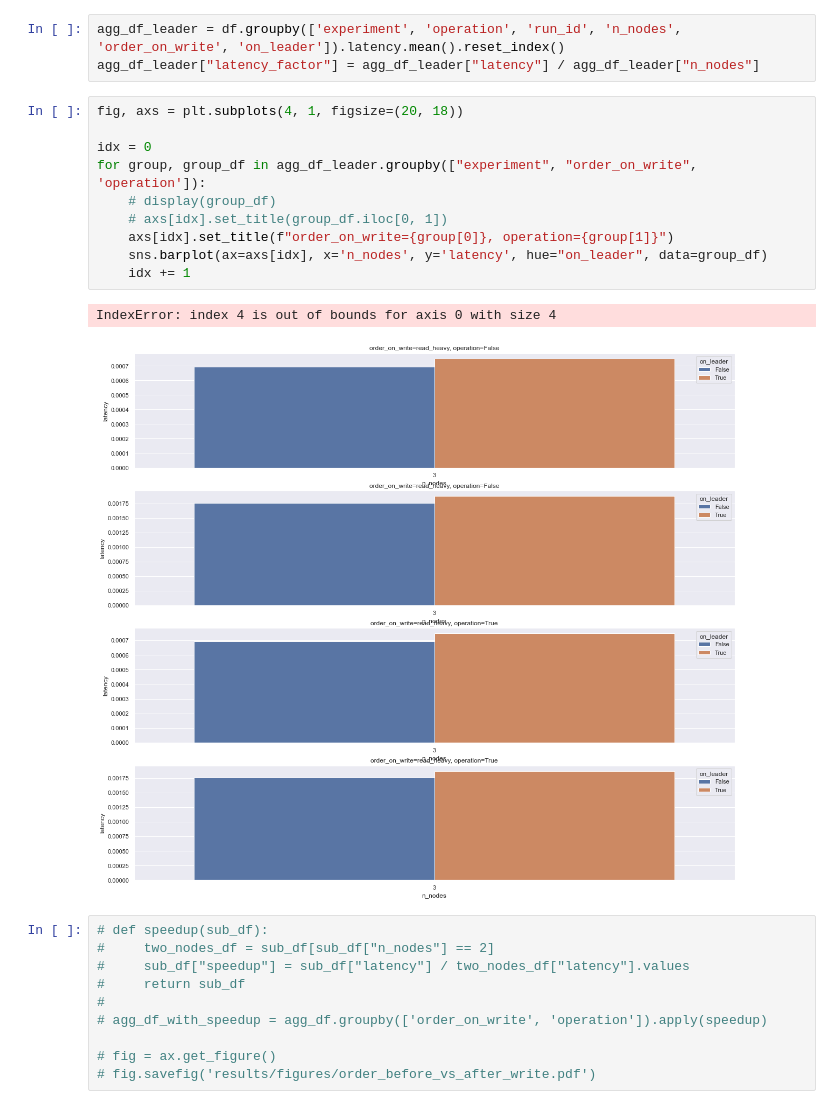
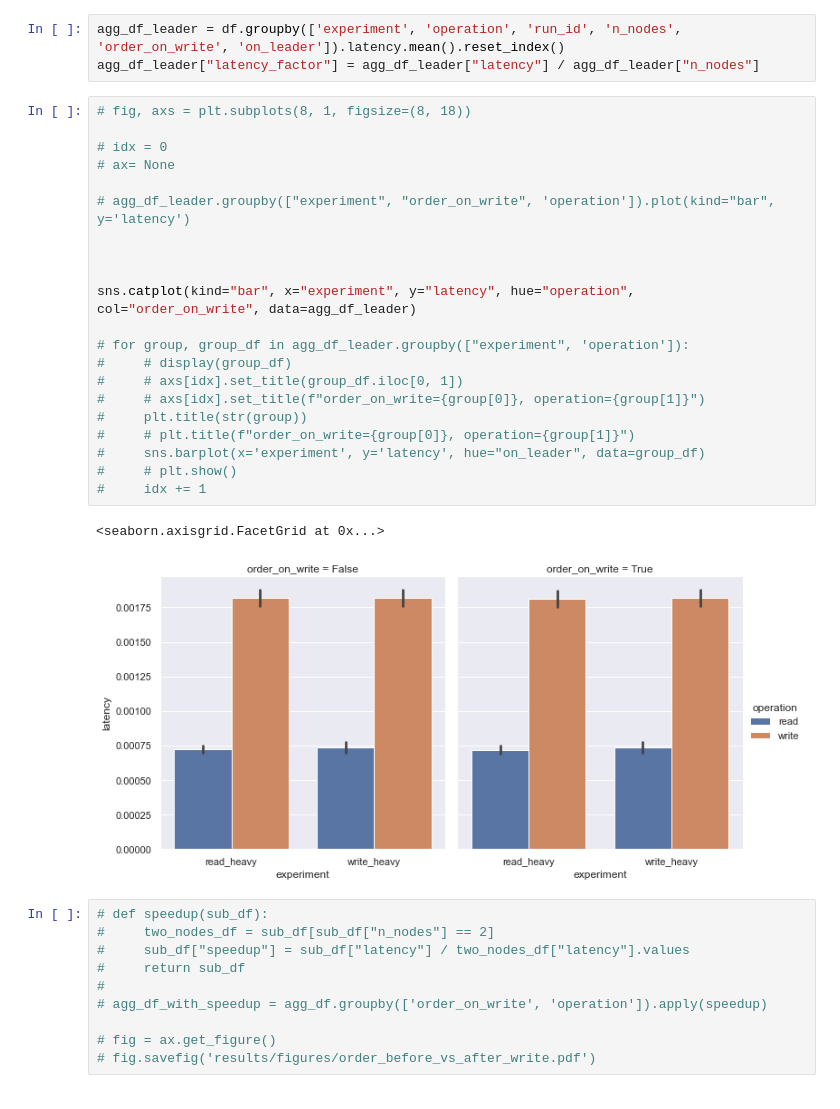
Before and after one commit to tomwassing/mango-db, a Jupyter notebook: experiments/data_das.ipynb, the cells around one changed output. Cells and saved outputs as stored; diff of their text form.

```diff
--- a/experiments/data_das.ipynb
+++ b/experiments/data_das.ipynb
@@ -67,18 +68,29 @@ for group, group_df in agg_df.groupby(['operation']):
 agg_df_leader = df.groupby(['experiment', 'operation', 'run_id', 'n_nodes', 'order_on_write', 'on_leader']).latency.mean().reset_index()
 agg_df_leader["latency_factor"] = agg_df_leader["latency"] / agg_df_leader["n_nodes"]
 # %%
-fig, axs = plt.subplots(4, 1, figsize=(20, 18))
+# fig, axs = plt.subplots(8, 1, figsize=(8, 18))
 
-idx = 0
-for group, group_df in agg_df_leader.groupby(["experiment", "order_on_write", 'operation']):
-    # display(group_df)
-    # axs[idx].set_title(group_df.iloc[0, 1])
-    axs[idx].set_title(f"order_on_write={group[0]}, operation={group[1]}")
-    sns.barplot(ax=axs[idx], x='n_nodes', y='latency', hue="on_leader", data=group_df)
-    idx += 1
+# idx = 0
+# ax= None
+
+# agg_df_leader.groupby(["experiment", "order_on_write", 'operation']).plot(kind="bar", y='latency')
+
+
+
+sns.catplot(kind="bar", x="experiment", y="latency", hue="operation", col="order_on_write", data=agg_df_leader)
+
+# for group, group_df in agg_df_leader.groupby(["experiment", 'operation']):
+#     # display(group_df)
+#     # axs[idx].set_title(group_df.iloc[0, 1])
+#     # axs[idx].set_title(f"order_on_write={group[0]}, operation={group[1]}")
+#     plt.title(str(group))
+#     # plt.title(f"order_on_write={group[0]}, operation={group[1]}")
+#     sns.barplot(x='experiment', y='latency', hue="on_leader", data=group_df)
+#     # plt.show()
+#     idx += 1
 # %% [output]
-IndexError: index 4 is out of bounds for axis 0 with size 4
+<seaborn.axisgrid.FacetGrid at 0x...>
-[figure, old version]
+[figure, new version]
 # %%
 # def speedup(sub_df):
 #     two_nodes_df = sub_df[sub_df["n_nodes"] == 2]
```
Also changed, not shown: parts of 1 cell of this notebook, 2 other files.
